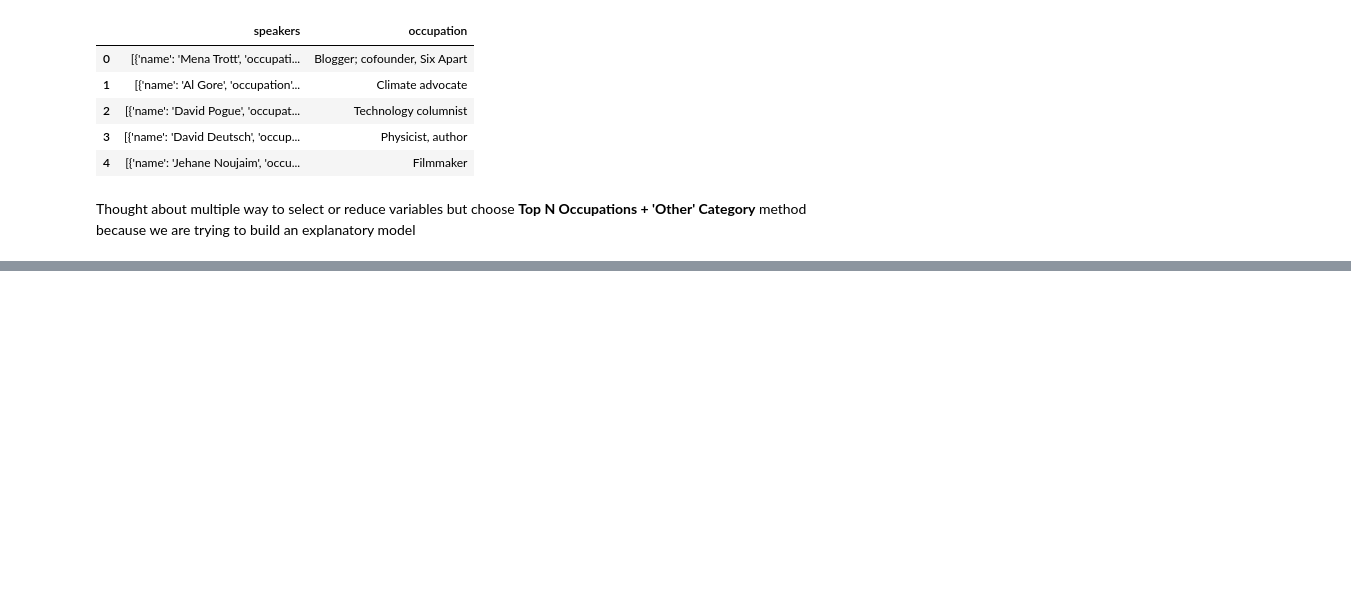
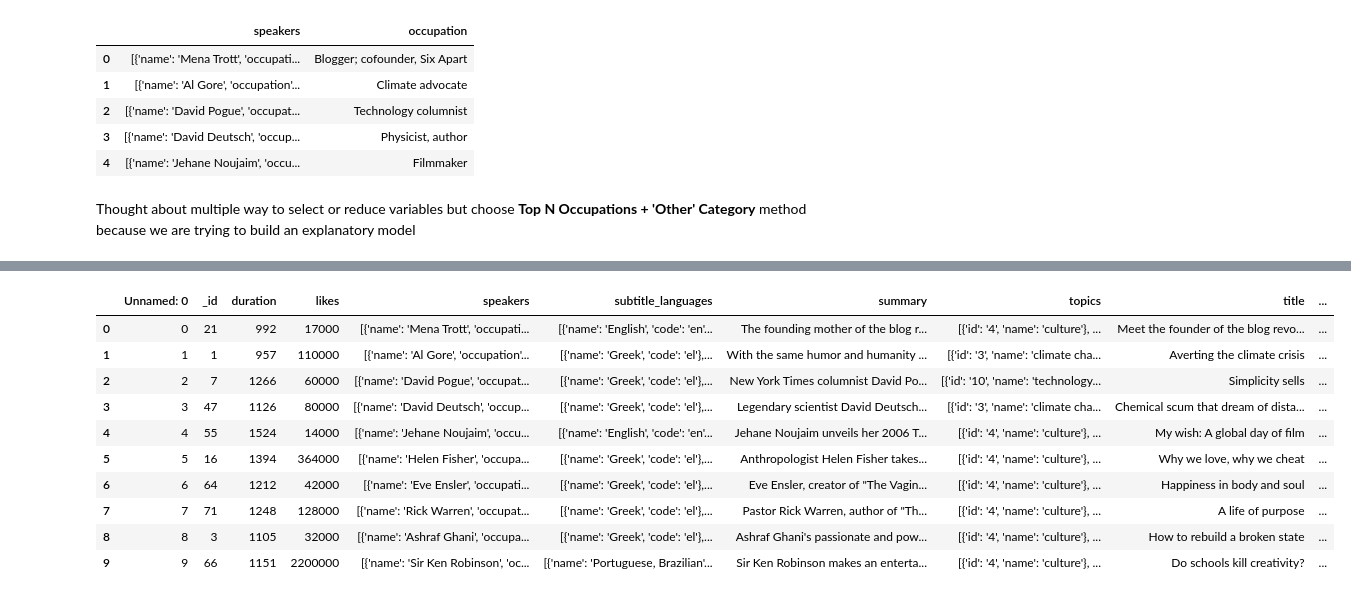
Before and after one commit to kwonionsoup/TedTalk-Popularity-Prediction, a Jupyter notebook: svr/SVR_occupations.ipynb, the cells around one changed output, grey strips where cells are left out. Cells and saved outputs as stored; diff of their text form; code cells hidden in the pictures; blank space fills up the shorter version.

```diff
--- a/svr/SVR_occupations.ipynb
+++ b/svr/SVR_occupations.ipynb
@@ -176,0 +122,24 @@ Index(['Unnamed: 0', '_id', 'duration', 'likes', 'speakers',
+# %%
+# Function to safely parse the structured string into a list of topics and extract topic names
+def extract_topics(topic_info):
+    try:
+        # Convert the string representation of list-dictionaries into actual list of dictionaries
+        topic_list = ast.literal_eval(topic_info)
+        # Extract topic names and return them
+        return [topic['name'].strip().lower() for topic in topic_list]
+    except Exception as e:
+        # In case of any error, return an empty list
+        return []
+
+# Apply the function to the 'topics' column
+data['topic_list'] = data['topics'].apply(extract_topics)
+
+# Flatten the list and count occurrences
+topic_list = pd.Series([topic for sublist in data['topic_list'] for topic in sublist])
+topic_counts = Counter(topic_list)
+
+# Get the top 50 topics
+top_50_topics = [topic for topic, count in topic_counts.most_common(50)]
+
+# Display the top 50 topics
+top_50_topics
@@ -176,0 +164,33 @@ Index(['Unnamed: 0', '_id', 'duration', 'likes', 'speakers',
+# %%
+# Function to encode the top 50 topics into binary columns
+def encode_topics(row_topics):
+    # Normalize and prepare the topics list from the row
+    row_topics_set = set(row_topics)
+    # Encode each of the top 50 topics
+    return {f'topic_{topic}': 1 if topic in row_topics_set else 0 for topic in top_50_topics}
+
+# Apply the function and convert the result into a DataFrame
+topic_encoded_df = data['topic_list'].apply(encode_topics)
+topic_encoded_df = pd.DataFrame(topic_encoded_df.tolist())
+
+# Concatenate the new topic columns to the original DataFrame
+data = pd.concat([data, topic_encoded_df], axis=1)
+
+# Display some of the new columns to verify the encoding, showing only the first few rows for brevity
+data[[f'topic_{topic}' for topic in top_50_topics[:5]]].head()
+
+#show all the names of columns without truncation
+pd.set_option('display.max_columns', None)
+data.head(10)
+# %% [output]
+|  | Unnamed: 0 | _id | duration | likes | speakers | subtitle_languages | summary | topics | title | ... |
+| 0 | 0 | 21 | 992 | 17000 | [{'name': 'Mena Trott', 'occupati... | [{'name': 'English', 'code': 'en'... | The founding mother of the blog r... | [{'id': '4', 'name': 'culture'}, ... | Meet the founder of the blog revo... | ... |
+| 1 | 1 | 1 | 957 | 110000 | [{'name': 'Al Gore', 'occupation'... | [{'name': 'Greek', 'code': 'el'},... | With the same humor and humanity ... | [{'id': '3', 'name': 'climate cha... | Averting the climate crisis | ... |
+| 2 | 2 | 7 | 1266 | 60000 | [{'name': 'David Pogue', 'occupat... | [{'name': 'Greek', 'code': 'el'},... | New York Times columnist David Po... | [{'id': '10', 'name': 'technology... | Simplicity sells | ... |
+| 3 | 3 | 47 | 1126 | 80000 | [{'name': 'David Deutsch', 'occup... | [{'name': 'Greek', 'code': 'el'},... | Legendary scientist David Deutsch... | [{'id': '3', 'name': 'climate cha... | Chemical scum that dream of dista... | ... |
+| 4 | 4 | 55 | 1524 | 14000 | [{'name': 'Jehane Noujaim', 'occu... | [{'name': 'English', 'code': 'en'... | Jehane Noujaim unveils her 2006 T... | [{'id': '4', 'name': 'culture'}, ... | My wish: A global day of film | ... |
+| 5 | 5 | 16 | 1394 | 364000 | [{'name': 'Helen Fisher', 'occupa... | [{'name': 'Greek', 'code': 'el'},... | Anthropologist Helen Fisher takes... | [{'id': '4', 'name': 'culture'}, ... | Why we love, why we cheat | ... |
+| 6 | 6 | 64 | 1212 | 42000 | [{'name': 'Eve Ensler', 'occupati... | [{'name': 'Greek', 'code': 'el'},... | Eve Ensler, creator of "The Vagin... | [{'id': '4', 'name': 'culture'}, ... | Happiness in body and soul | ... |
+| 7 | 7 | 71 | 1248 | 128000 | [{'name': 'Rick Warren', 'occupat... | [{'name': 'Greek', 'code': 'el'},... | Pastor Rick Warren, author of "Th... | [{'id': '4', 'name': 'culture'}, ... | A life of purpose | ... |
+| 8 | 8 | 3 | 1105 | 32000 | [{'name': 'Ashraf Ghani', 'occupa... | [{'name': 'Greek', 'code': 'el'},... | Ashraf Ghani's passionate and pow... | [{'id': '4', 'name': 'culture'}, ... | How to rebuild a broken state | ... |
+| 9 | 9 | 66 | 1151 | 2200000 | [{'name': 'Sir Ken Robinson', 'oc... | [{'name': 'Portuguese, Brazilian'... | Sir Ken Robinson makes an enterta... | [{'id': '4', 'name': 'culture'}, ... | Do schools kill creativity? | ... |
```
Also changed, not shown: parts of 22 cells of this notebook.
